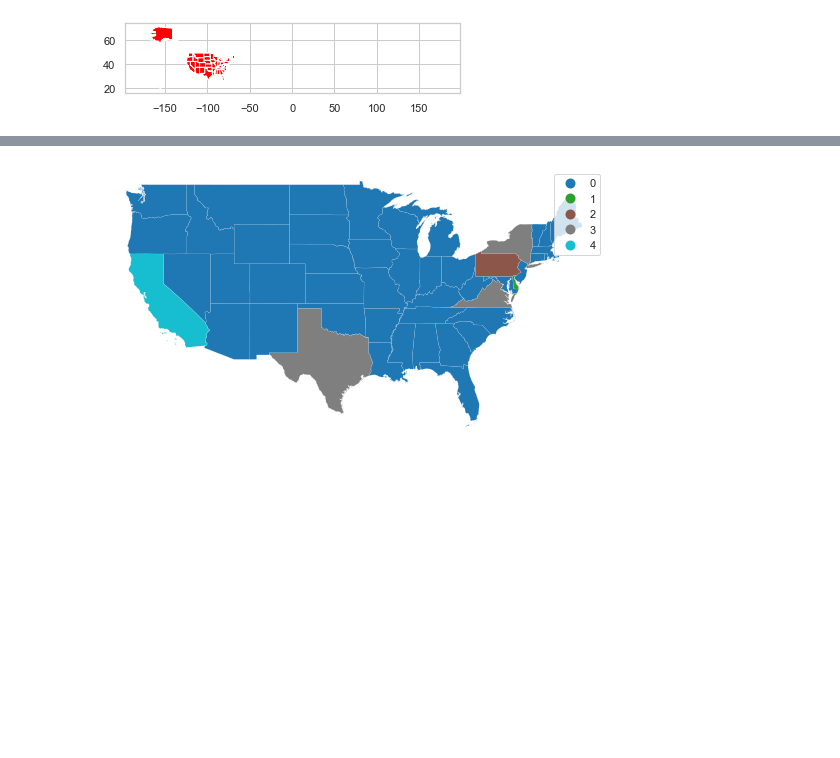
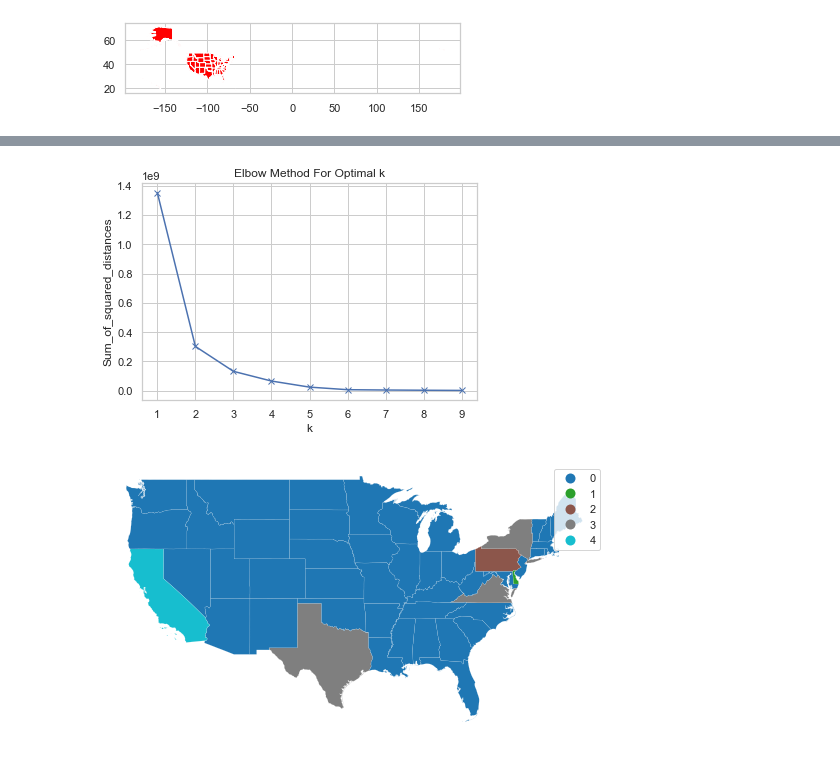
Before and after one commit to ShanRaye/regionalization_model, a Jupyter notebook: Regional_Model.ipynb, the cells around one changed output, grey strips where cells are left out. Drawn from its saved outputs; the diff is of its cells as text; code cells hidden in the pictures; blank space fills up the shorter version.

Commit message:
K means elbow method
Find the optimal cluster count

```diff
--- a/Regional_Model.ipynb
+++ b/Regional_Model.ipynb
@@ -64,18 +64,12 @@ Timestamp('2020-05-31 00:00:00')
 filteredBroker = broker.loc[(broker['Start Date'] >= startDate)]
 filteredBroker.rename(columns = {'OriginState':'NAME'}, inplace = True)
 
-#print column headers
+
 for col in filteredBroker.columns:
     print(col)
 
-#groom money to make integers
-#filteredBroker['Brokered Revenue'] = filteredBroker['Brokered Revenue'].str.replace(',','').str.replace('$','').str.replace(' ','')
-#filteredBroker['Brokered Margin'] = filteredBroker['Brokered Margin'].str.replace(',','').str.replace('$','').str.replace(' ','')
-filteredBroker.dropna(subset=['Brokered Revenue'])
-filteredBroker['Brokered Revenue'] = filteredBroker['Brokered Revenue'].astype('float')
-
 filteredBroker
-#Check data types to make sure revenue and margin can be integers
+#Check data types to make sure margin can be integers
 print(filteredBroker.dtypes)
 # %% [output]
 Order #
@@ -130,6 +119,9 @@ states
 | West Virginia | 116.000000 |
 | Wisconsin | 423.006802 |
 | Wyoming | 278.571429 |
+# %%
+statesct = filteredBroker.groupby(['NAME']).describe().loc[:,(slice(None),['count'])]
+#statesct
 # %%
 #Group by customers and convert to binary
 types = pd.get_dummies(filteredBroker['Customer'])
@@ -191,5 +183,6 @@ Sum_of_squared_distances = []
 K = range(1,10)
 for k in K:
     km = KMeans(n_clusters=k)
-    km = km.fit(statedb)
+    #km.fit(X)
+    km = km.fit(statesct) #count of Origin state
     Sum_of_squared_distances.append(km.inertia_)
@@ -198,3 +201,12 @@ ValueError: setting an array element with a sequence.
+# %%
+#optimal clusters
+plt.plot(K, Sum_of_squared_distances, 'bx-')
+plt.xlabel('k')
+plt.ylabel('Sum_of_squared_distances')
+plt.title('Elbow Method For Optimal k')
+plt.show()
+# %% [output]
+[figure, added]
 # %%
 #Cluster in specfic groups
 cluster_count = 5
```
Also changed, not shown: parts of 10 cells of this notebook.
